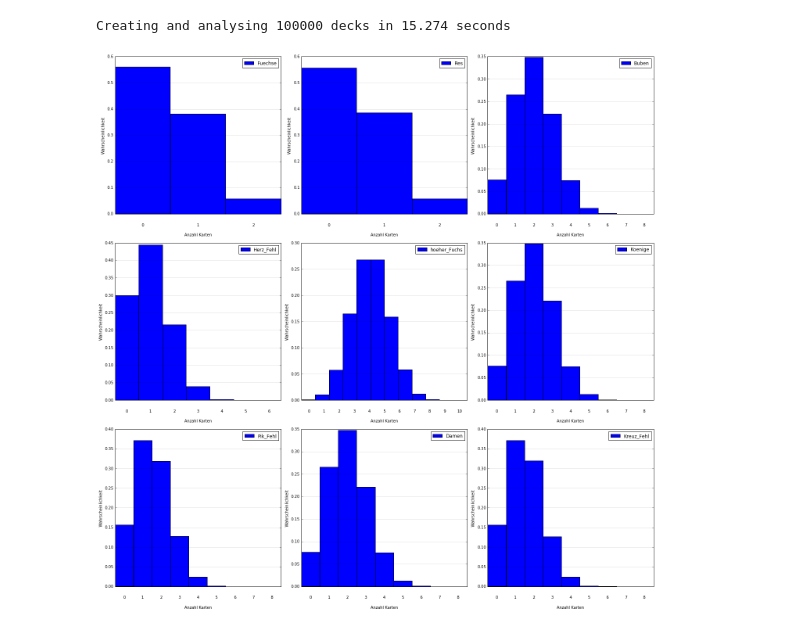
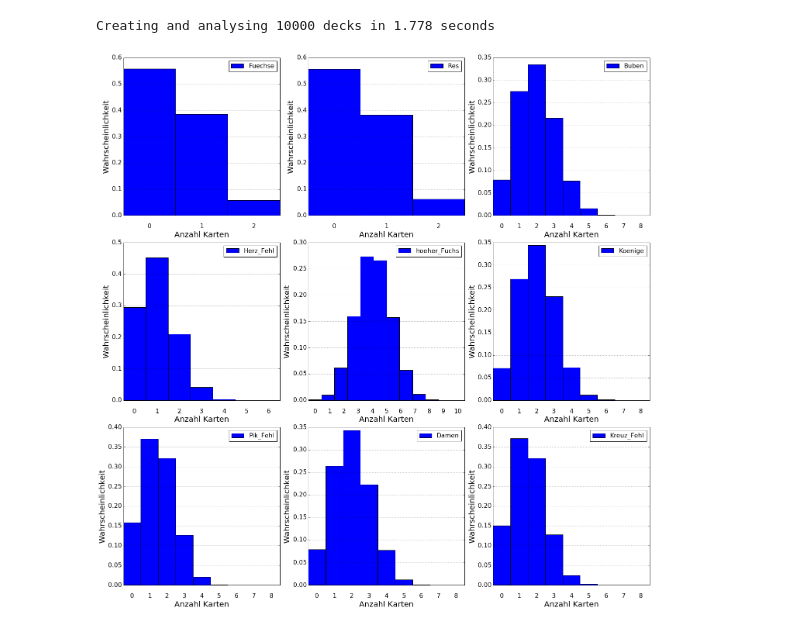
Before and after one commit to Kecksdose/DoKo_Simulator, a Jupyter notebook: DoKoSimulator.ipynb, the cells around one changed output. Cells and saved outputs as stored; diff of their text form; code cells hidden in the pictures.

Commit message:
Made plot look more nice

```diff
--- a/DoKoSimulator.ipynb
+++ b/DoKoSimulator.ipynb
@@ -149,46 +149,51 @@ def analyse_games(games):
 # %%
 # Generate games
 cur_time = time.time()
-num_samples = 100000
+num_samples = 10000
 
 games = create_sample(num_samples)
 games = analyse_games(games)
 print("Creating and analysing {} decks in {:.3f} seconds".format(
       num_samples, time.time() - cur_time))
 # %% [output]
-Creating and analysing 100000 decks in 15.274 seconds
+Creating and analysing 10000 decks in 1.778 seconds
 # %%
 fig = plt.figure(figsize=(20,20))
 
+font_size_for_ticks = 16
+font_size_for_labels = 20
 
 for cnt, (key, value) in enumerate(CARD_CATEGORIES_MAX_POSSIBLE.iteritems()):
     ax = plt.subplot(3, 3, cnt + 1)
 
     # Check for maximum number of cards in Hand
     if value > len(games.hand_1[0]):
         value = len(games.hand_1[0])
 
     # Set Binning
     binning = np.linspace(0, value + 1, value + 2)
 
     # Do the plot
     games["hand_1_num_{}".format(key)].hist(normed=True, label=key, bins=binning)
 
     # Format x-Axis ticks (super ugly)
     bin_centers = 0.5 * np.diff(binning) + binning[:-1]
     for bin_center, bin_val in zip(bin_centers, binning):
         plt.annotate(str(int(bin_val)), xy=(0 + bin_center / max(binning), -0.07), xycoords='axes fraction',
-                     horizontalalignment='center', verticalalignment='center')
+                     horizontalalignment='center', verticalalignment='center', fontsize=font_size_for_ticks)
     ax.xaxis.set_ticks([])
 
     # Add description etc.
-    ax.set_xlabel("Anzahl Karten")
-    ax.set_ylabel("Wahrscheinlichkeit")
-    ax.xaxis.set_label_coords(0.5, -0.12)
-    plt.legend()
+    ax.set_xlabel("Anzahl Karten", fontsize=font_size_for_labels)
+    ax.set_ylabel("Wahrscheinlichkeit", fontsize=font_size_for_labels)
+    ax.xaxis.set_label_coords(0.5, -0.10)
 
-fig.set_tight_layout(True)
+    ax.tick_params(labelsize=font_size_for_ticks)
+    plt.legend(fontsize=font_size_for_ticks)
+
+
+fig.tight_layout()
 
 fig.savefig("verteilungen.pdf")
 # %% [output]
-[figure, old version]
+[figure, new version]
```
